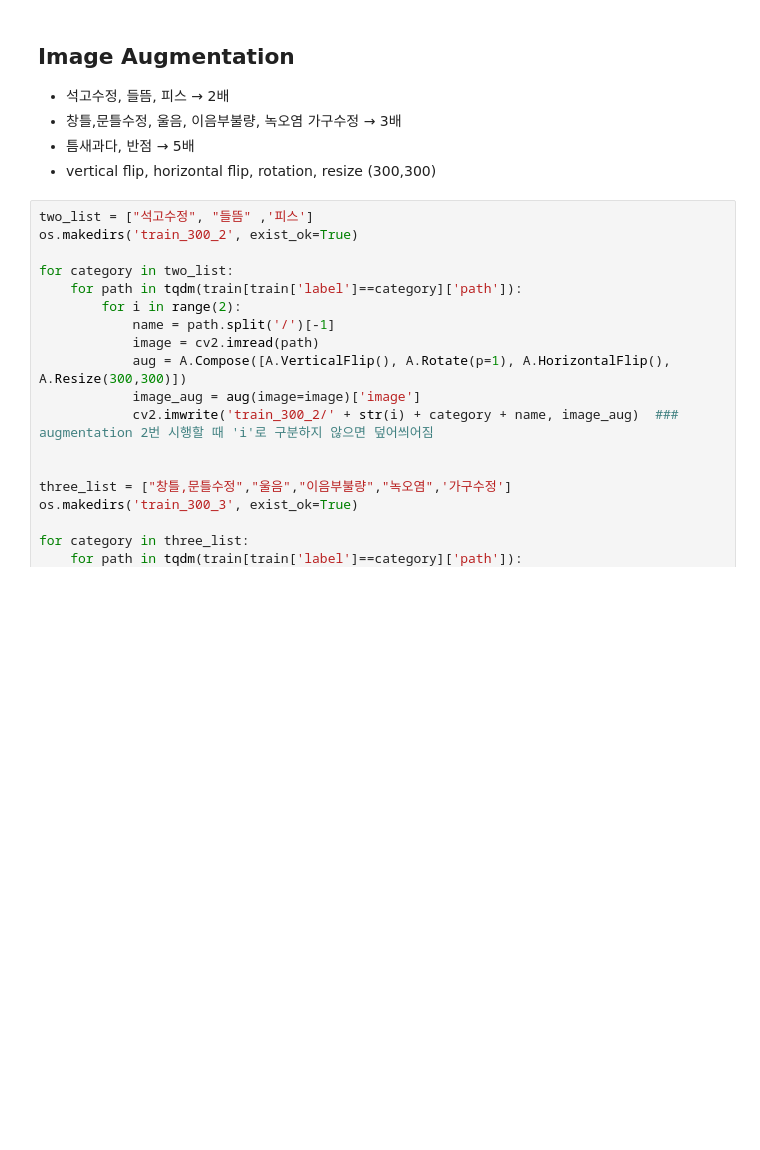
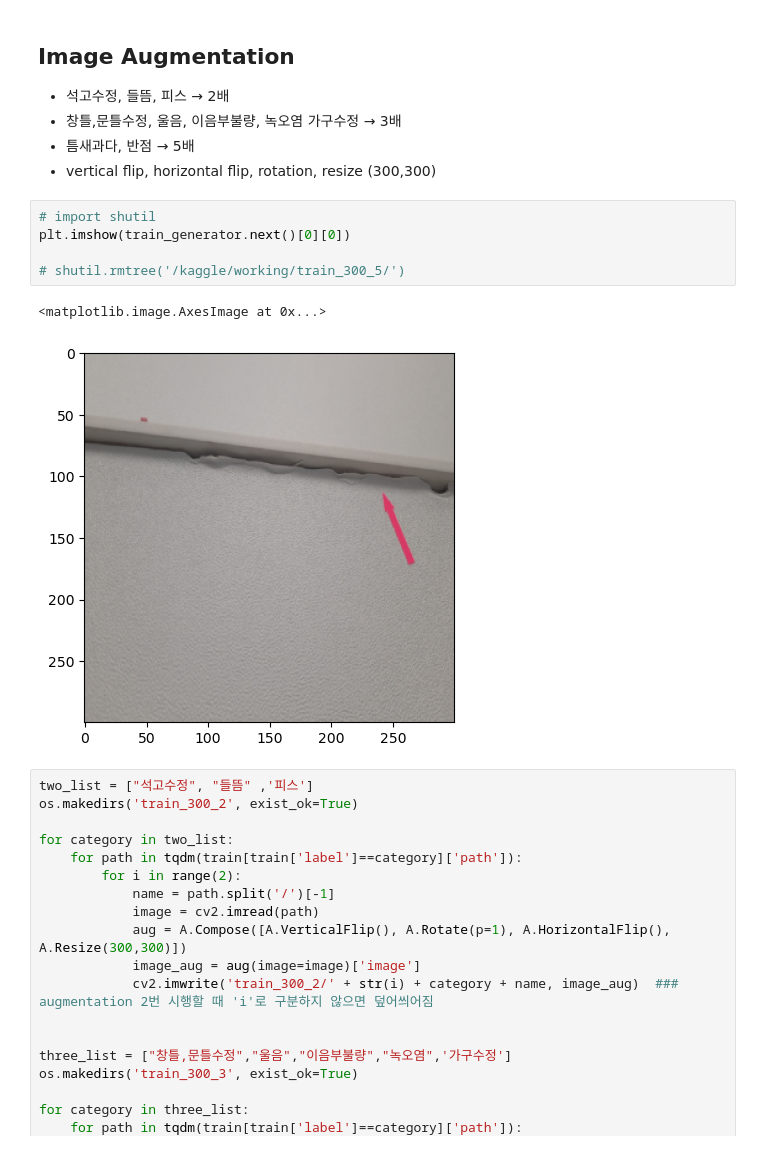
Before and after one commit to seuno2/dacon_muti_class_img_classification, a Jupyter notebook: papering-defect-classification-augmented.ipynb, the cells around one changed output. Drawn from its saved outputs; the diff is of its cells as text; blank space fills up the shorter version.

```diff
--- a/papering-defect-classification-augmented.ipynb
+++ b/papering-defect-classification-augmented.ipynb
@@ -107,6 +129,14 @@ test
 - 창틀,문틀수정, 울음, 이음부불량, 녹오염 가구수정 &rarr; 3배
 - 틈새과다, 반점 &rarr; 5배
 - vertical flip, horizontal flip, rotation, resize (300,300)
+# %%
+# import shutil
+plt.imshow(train_generator.next()[0][0])
+
+# shutil.rmtree('/kaggle/working/train_300_5/')
+# %% [output]
+<matplotlib.image.AxesImage at 0x...>
+[figure, added]
 # %%
 two_list = ["석고수정", "들뜸" ,'피스']
 os.makedirs('train_300_2', exist_ok=True)
```
Also changed, not shown: parts of 9 cells of this notebook.
